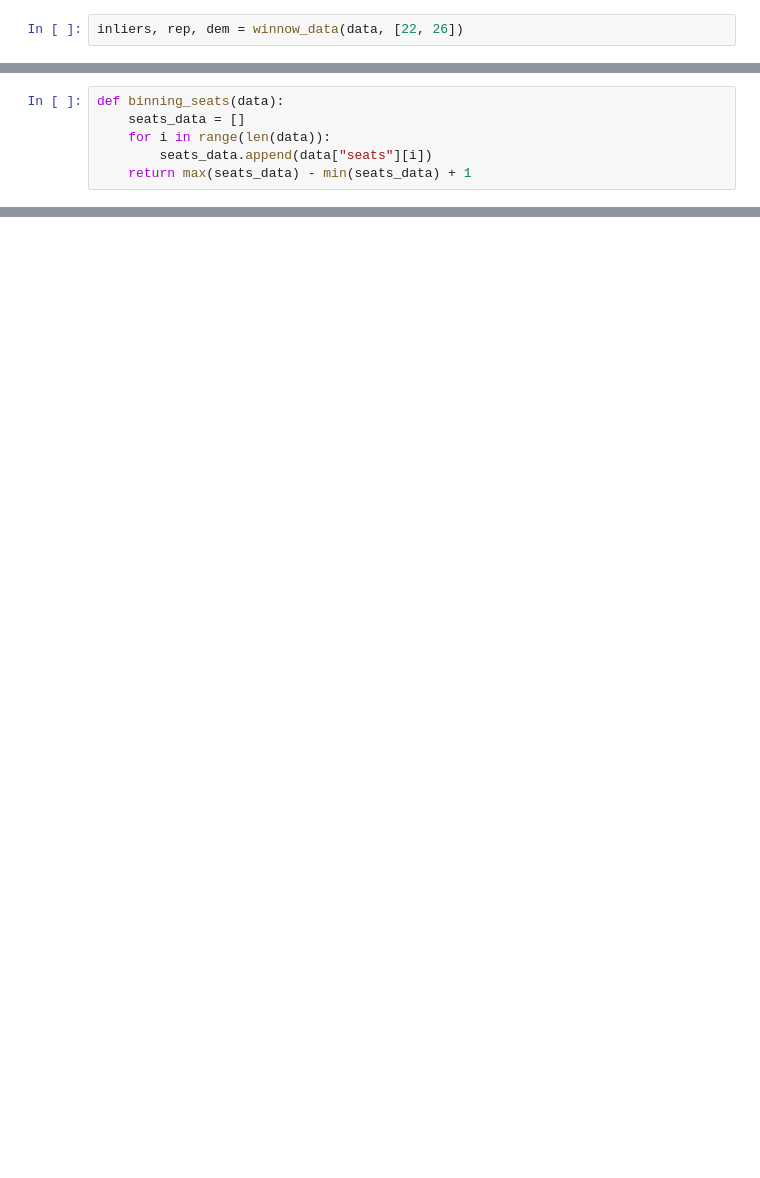
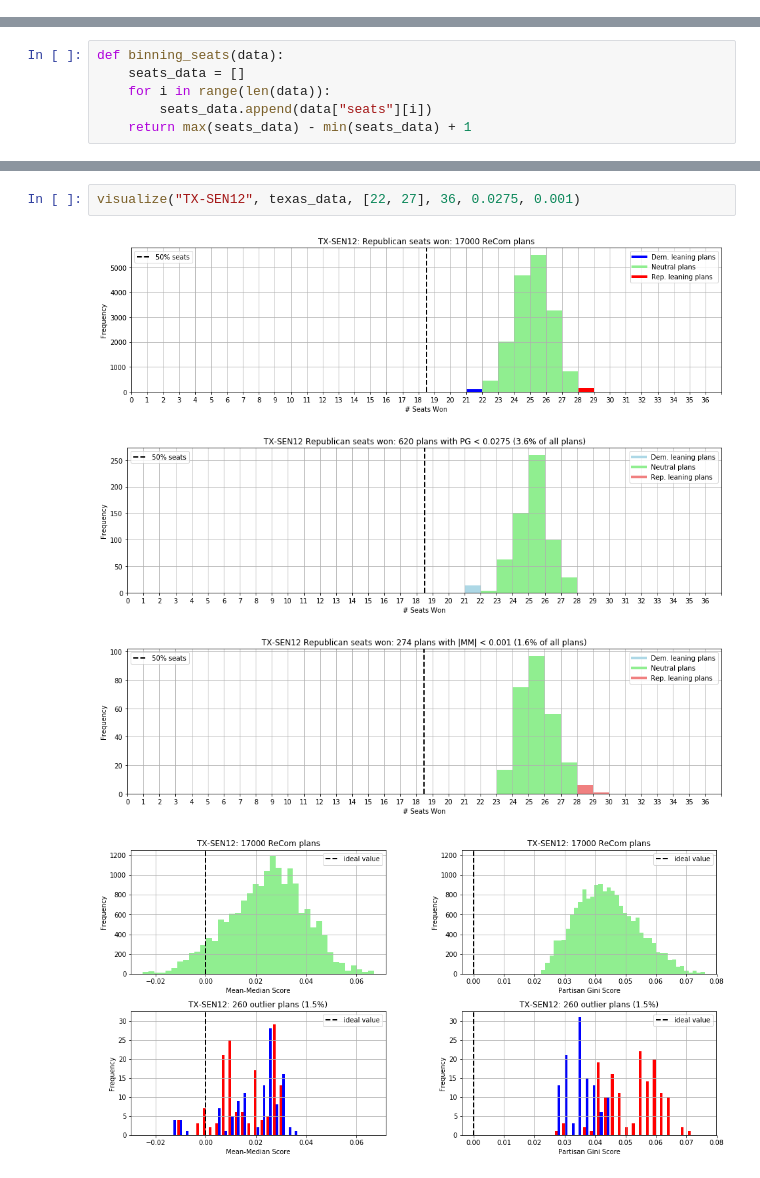
Before and after one commit to vrdi/Partisan-Metrics, a Jupyter notebook: Plots.ipynb, the cells around one changed output, grey strips where cells are left out. Drawn from its saved outputs; the diff is of its cells as text; blank space fills up the shorter version.

```diff
--- a/Plots.ipynb
+++ b/Plots.ipynb
@@ -80,2 +32,0 @@ rep.describe()
-# %%
-inliers, rep, dem = winnow_data(data, [22, 26])
@@ -165 +203,8 @@ def binning_seats(data):
+# %%
+visualize("TX-SEN12", texas_data, [22, 27], 36, 0.0275, 0.001)
+# %% [output]
+[figure, added]
+[figure, added]
+[figure, added]
+[figure, added]
 # %%
```
Also changed, not shown: parts of 23 cells of this notebook, 52 other files.
